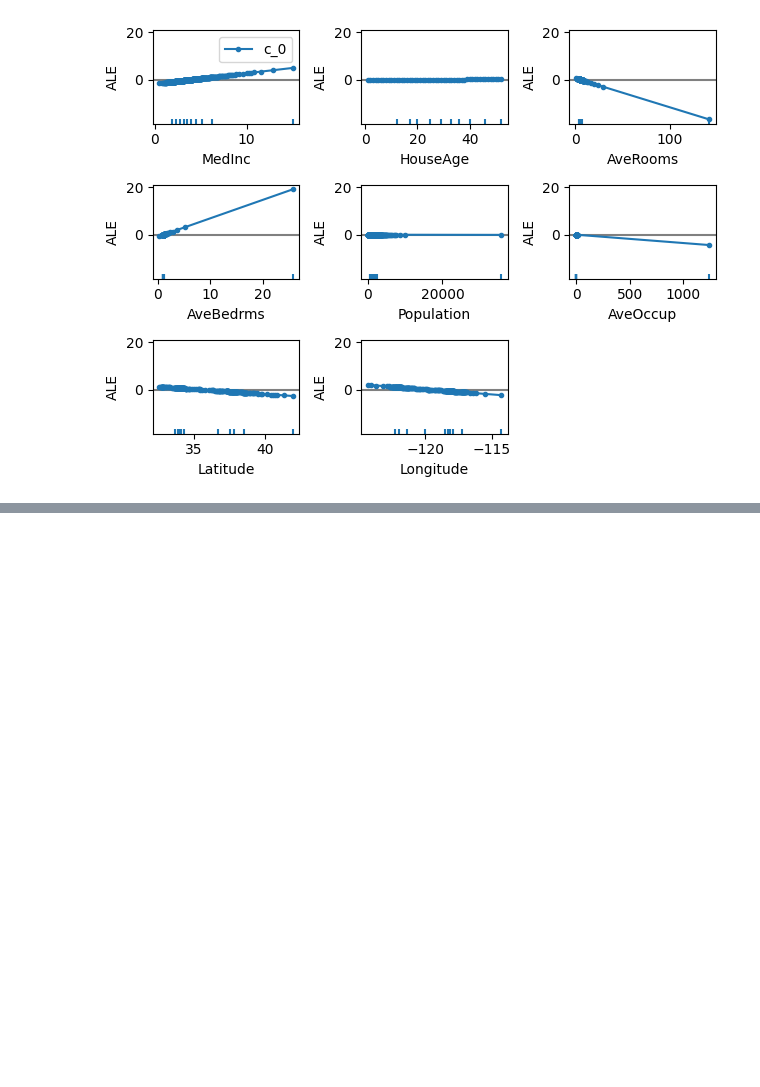
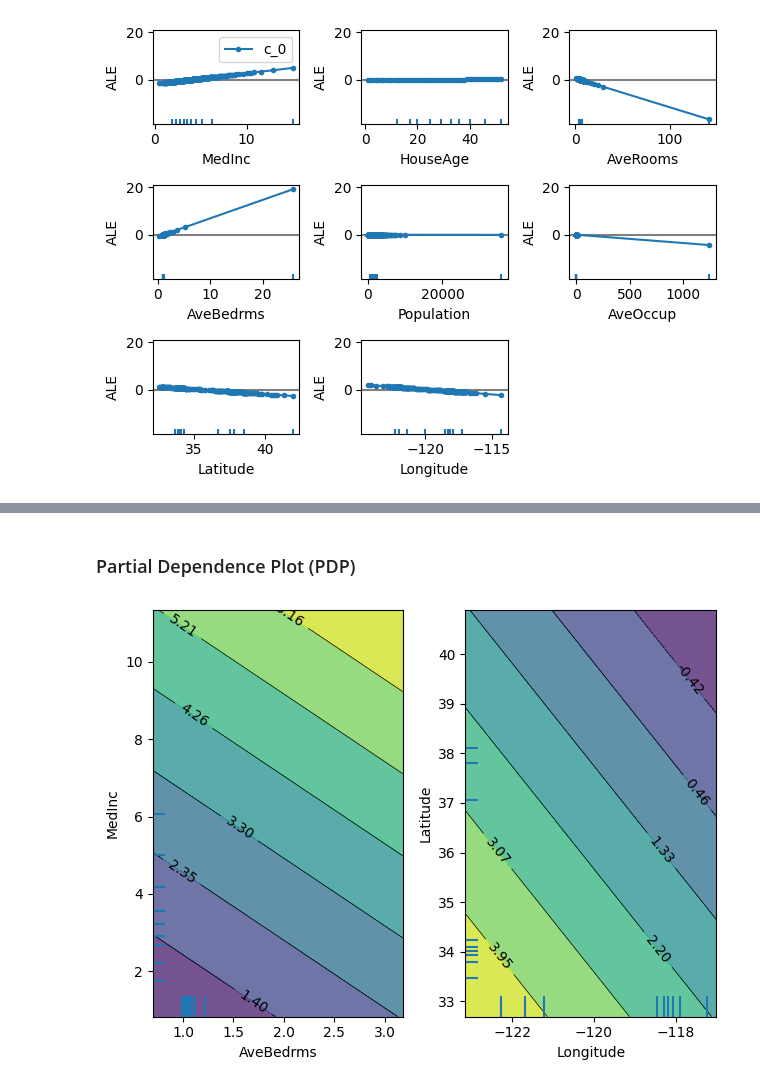
Before and after one commit to willclarktech/ai-interpretability, a Jupyter notebook: notebooks/Alibi.ipynb, the cells around one changed output, grey strips where cells are left out. Drawn from its saved outputs; the diff is of its cells as text; code cells hidden in the pictures; blank space fills up the shorter version.

```diff
--- a/notebooks/Alibi.ipynb
+++ b/notebooks/Alibi.ipynb
@@ -137 +168,21 @@ array([[<Axes: xlabel='MedInc', ylabel='ALE'>,
 [figure]
+# %% [markdown]
+### Partial Dependence Plot (PDP)
+# %%
+num_examples = 100
+pdp_features = [
+    (
+        california_housing_dataset.feature_names.index("AveBedrms"),
+        california_housing_dataset.feature_names.index("MedInc"),
+    ),
+    (
+        california_housing_dataset.feature_names.index("Longitude"),
+        california_housing_dataset.feature_names.index("Latitude"),
+    ),
+]
+# %%
+linear_regressor_pdp_explainer = PartialDependence(linear_regressor.predict, feature_names=california_housing_dataset.feature_names, target_names=california_housing.target_names)
+linear_regressor_pdp_explanation = linear_regressor_pdp_explainer.explain(california_housing_dataset.X_train[:num_examples], features=pdp_features)
+plot_pd(linear_regressor_pdp_explanation);
+# %% [output]
+[figure, added]
```
Also changed, not shown: parts of 11 cells of this notebook.
